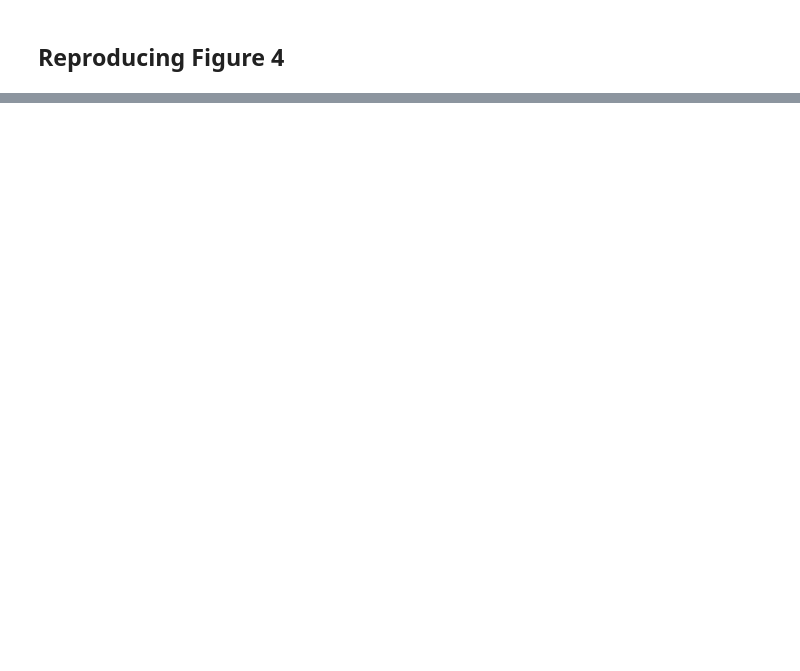
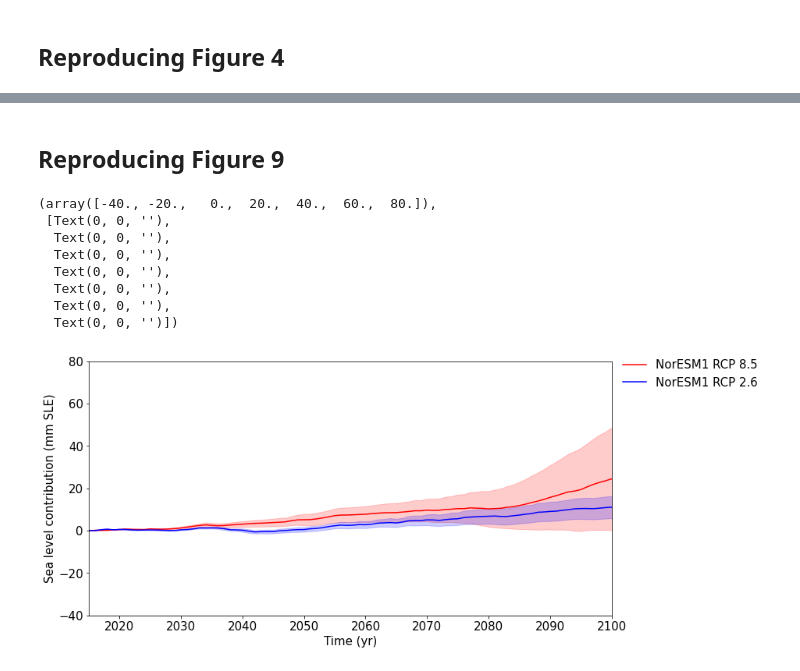
Before and after one commit to pboubel/ACCESS-NRI, a Jupyter notebook: Sea_level_contribution.ipynb, the cells around one changed output, grey strips where cells are left out. Drawn from its saved outputs; the diff is of its cells as text; code cells hidden in the pictures; blank space fills up the shorter version.

```diff
--- a/Sea_level_contribution.ipynb
+++ b/Sea_level_contribution.ipynb
@@ -156,0 +220,32 @@ plt.yticks(fontsize=15)
+# %% [markdown]
+## Reproducing Figure 9
+# %%
+# Fig 9 of https://tc.copernicus.org/articles/14/3033/2020/#App1.Ch1.S2.T7
+plt.figure(figsize=(12,6))
+
+colors = {'exp05':'red','exp07':'blue'}
+
+for exp in exp_list:
+    mean_SLE = ism_dataset.sel(experiment=exp).mmsle.mean(dim='model', skipna=True)
+    std_SLE = ism_dataset.sel(experiment=exp).mmsle.std(dim='model', skipna=True)
+
+    plt.plot(years, mean_SLE, color=colors[exp], label=ism_dataset.experiment.attrs[exp])
+    plt.fill_between(years, mean_SLE+std_SLE, mean_SLE-std_SLE, color=colors[exp], alpha=0.2)
+
+plt.legend(fontsize=15, bbox_to_anchor=(1.3, 1.05), frameon=False)
+plt.ylabel(r'Sea level contribution (mm SLE)', fontsize=15)
+plt.xlabel('Time (yr)', fontsize=15)
+plt.ylim(-40,80)
+plt.xlim(2015, 2100)
+plt.xticks(fontsize=15)
+plt.yticks(fontsize=15)
+# %% [output]
+(array([-40., -20.,   0.,  20.,  40.,  60.,  80.]),
+ [Text(0, 0, ''),
+  Text(0, 0, ''),
+  Text(0, 0, ''),
+  Text(0, 0, ''),
+  Text(0, 0, ''),
+  Text(0, 0, ''),
+  Text(0, 0, '')])
+[figure, added]
```
Also changed, not shown: parts of 15 cells of this notebook.
